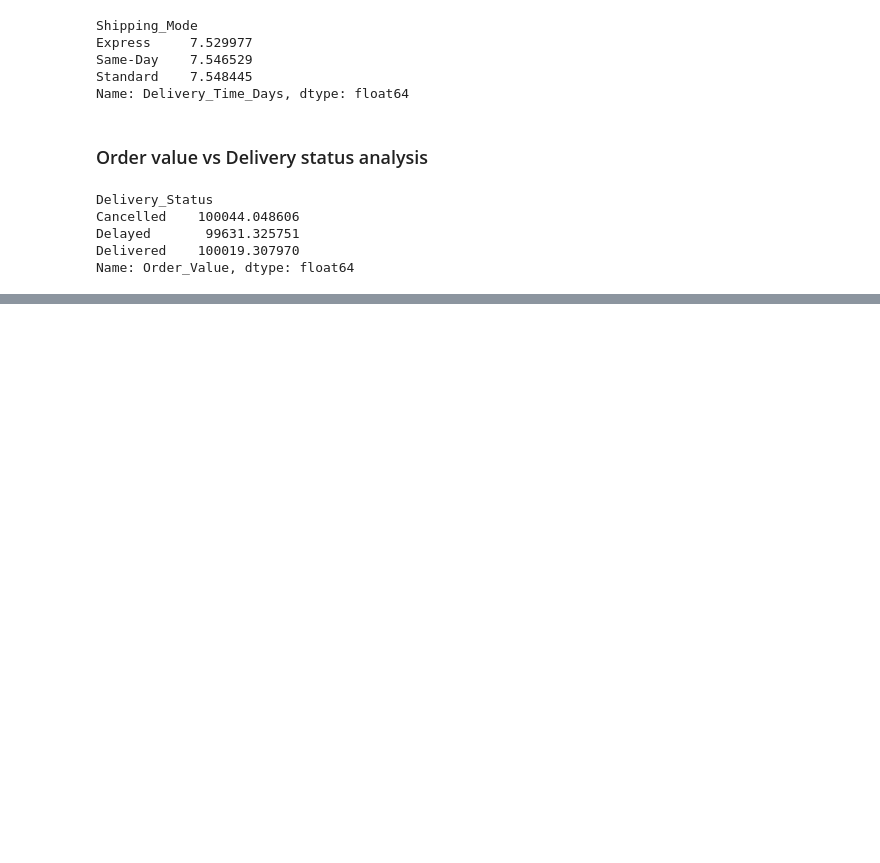
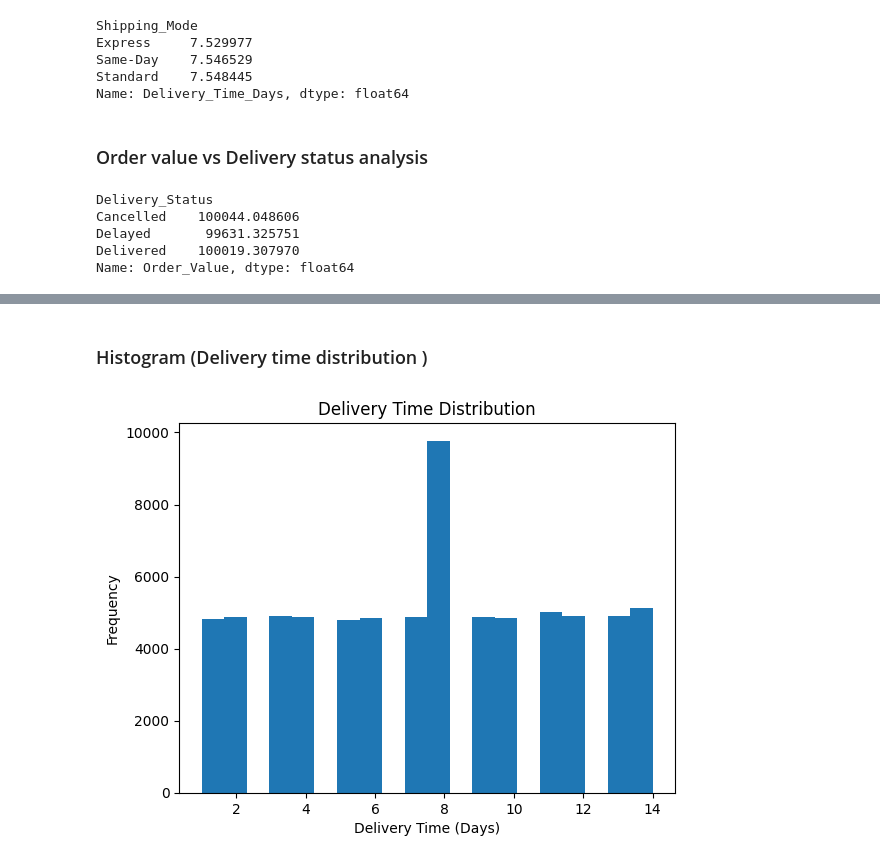
Before and after one commit to isamaliya16/E_Commerce_Logistics_Data_Analysis_Project, a Jupyter notebook: Ayush_Isamaliya_11225_PythonAnalzers.ipynb, the cells around one changed output, grey strips where cells are left out. Drawn from its saved outputs; the diff is of its cells as text; code cells hidden in the pictures; blank space fills up the shorter version.

```diff
--- a/Ayush_Isamaliya_11225_PythonAnalzers.ipynb
+++ b/Ayush_Isamaliya_11225_PythonAnalzers.ipynb
@@ -247,0 +284,11 @@ Name: Order_Value, dtype: float64
+# %% [markdown]
+### Histogram (Delivery time distribution )
+# %%
+plt.figure()
+plt.hist(df['Delivery_Time_Days'], bins=20)
+plt.title("Delivery Time Distribution")
+plt.xlabel("Delivery Time (Days)")
+plt.ylabel("Frequency")
+plt.show()
+# %% [output]
+[figure, added]
```
Also changed, not shown: parts of 11 cells of this notebook.
